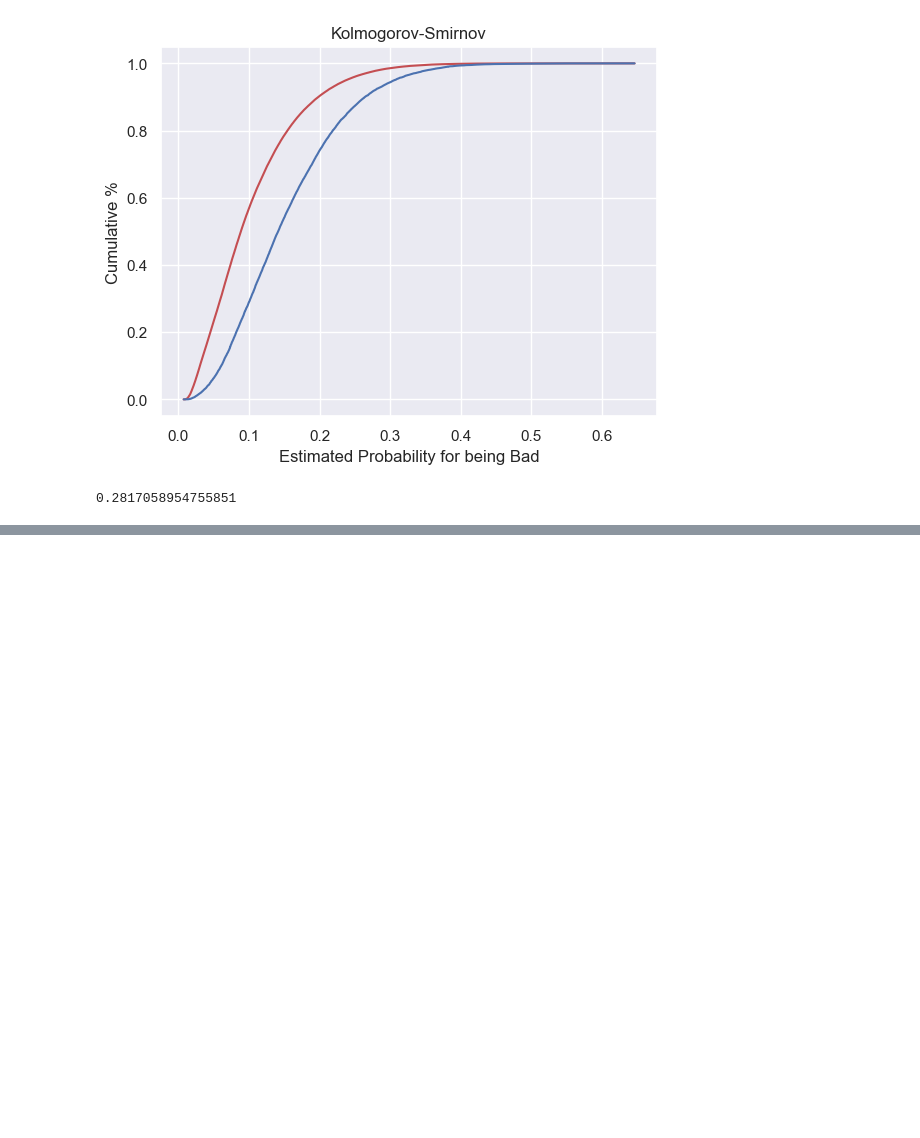
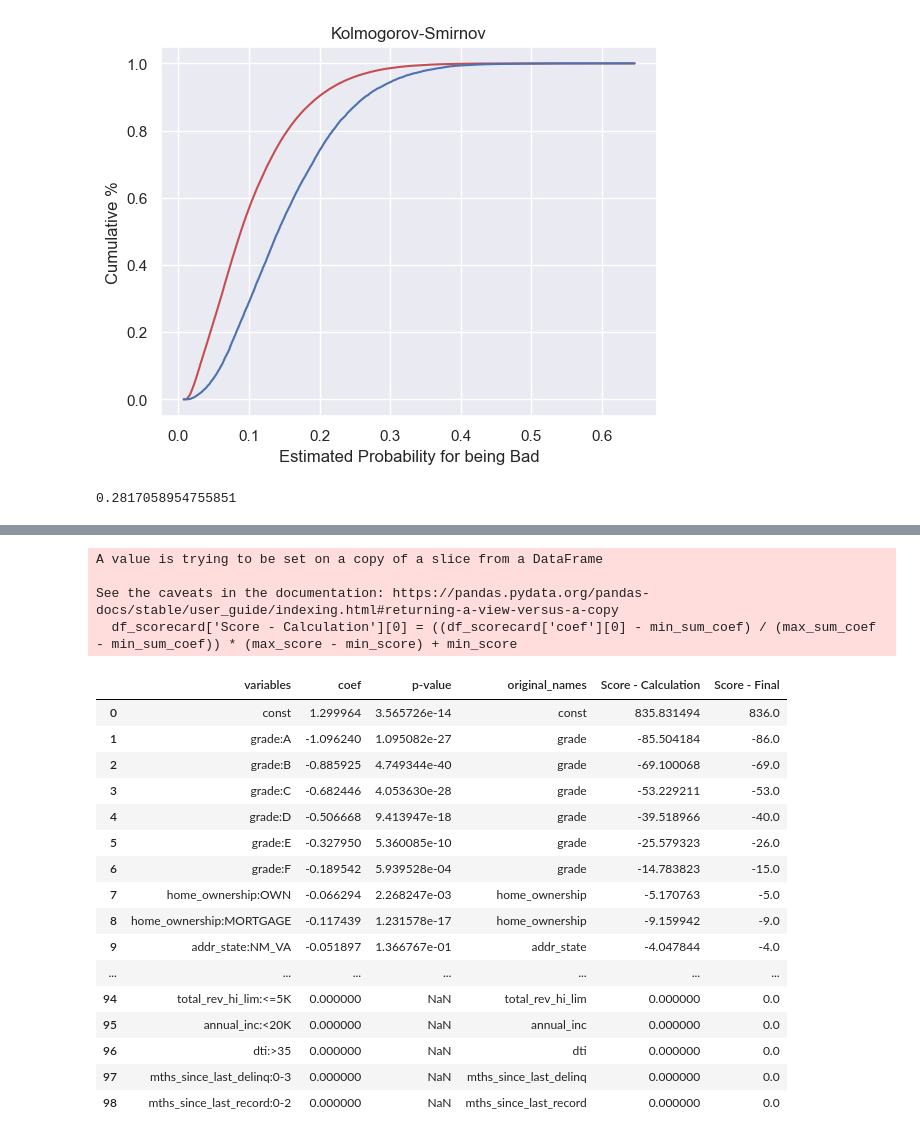
Before and after one commit to chingjie98/Retail-A-Score-credit-risk-model, a Jupyter notebook: Credit Risk Model.ipynb, the cells around one changed output, grey strips where cells are left out. Saved outputs shown, nothing was run; the diff lists cells and outputs as text; code cells hidden in the pictures; blank space fills up the shorter version.

```diff
--- a/Credit Risk Model.ipynb
+++ b/Credit Risk Model.ipynb
@@ -1067,0 +1086,36 @@ KS
+# %%
+min_score = 300
+max_score = 850
+# %%
+min_sum_coef = df_scorecard.groupby('original_names')['coef'].min().sum()
+max_sum_coef = df_scorecard.groupby('original_names')['coef'].max().sum()
+# %%
+df_scorecard['Score - Calculation'] = df_scorecard['coef'] * (max_score - min_score) / (max_sum_coef - min_sum_coef)
+# %%
+df_scorecard['Score - Calculation'][0] = ((df_scorecard['coef'][0] - min_sum_coef) / (max_sum_coef - min_sum_coef)) * (max_score - min_score) + min_score
+# %% [output]
+A value is trying to be set on a copy of a slice from a DataFrame
+
+See the caveats in the documentation: https://pandas.pydata.org/pandas-docs/stable/user_guide/indexing.html#returning-a-view-versus-a-copy
+  df_scorecard['Score - Calculation'][0] = ((df_scorecard['coef'][0] - min_sum_coef) / (max_sum_coef - min_sum_coef)) * (max_score - min_score) + min_score
+# %%
+df_scorecard['Score - Final'] = df_scorecard['Score - Calculation'].round()
+df_scorecard
+# %% [output]
+|  | variables | coef | p-value | original_names | Score - Calculation | Score - Final |
+| 0 | const | 1.299964 | 3.565726e-14 | const | 835.831494 | 836.0 |
+| 1 | grade:A | -1.096240 | 1.095082e-27 | grade | -85.504184 | -86.0 |
+| 2 | grade:B | -0.885925 | 4.749344e-40 | grade | -69.100068 | -69.0 |
+| 3 | grade:C | -0.682446 | 4.053630e-28 | grade | -53.229211 | -53.0 |
+| 4 | grade:D | -0.506668 | 9.413947e-18 | grade | -39.518966 | -40.0 |
+| 5 | grade:E | -0.327950 | 5.360085e-10 | grade | -25.579323 | -26.0 |
+| 6 | grade:F | -0.189542 | 5.939528e-04 | grade | -14.783823 | -15.0 |
+| 7 | home_ownership:OWN | -0.066294 | 2.268247e-03 | home_ownership | -5.170763 | -5.0 |
+| 8 | home_ownership:MORTGAGE | -0.117439 | 1.231578e-17 | home_ownership | -9.159942 | -9.0 |
+| 9 | addr_state:NM_VA | -0.051897 | 1.366767e-01 | addr_state | -4.047844 | -4.0 |
+| ... | ... | ... | ... | ... | ... | ... |
+| 94 | total_rev_hi_lim:<=5K | 0.000000 | NaN | total_rev_hi_lim | 0.000000 | 0.0 |
+| 95 | annual_inc:<20K | 0.000000 | NaN | annual_inc | 0.000000 | 0.0 |
+| 96 | dti:>35 | 0.000000 | NaN | dti | 0.000000 | 0.0 |
+| 97 | mths_since_last_delinq:0-3 | 0.000000 | NaN | mths_since_last_delinq | 0.000000 | 0.0 |
+| 98 | mths_since_last_record:0-2 | 0.000000 | NaN | mths_since_last_record | 0.000000 | 0.0 |
```
Also changed, not shown: parts of 13 cells of this notebook.
